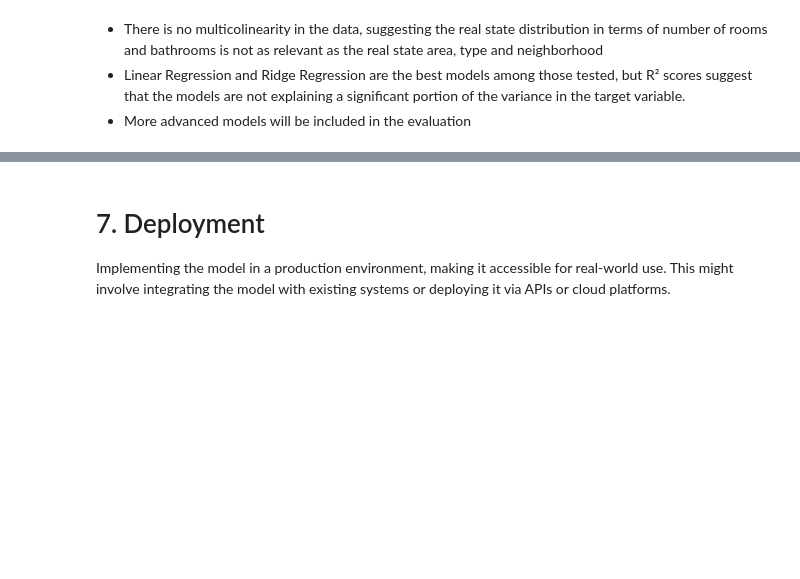
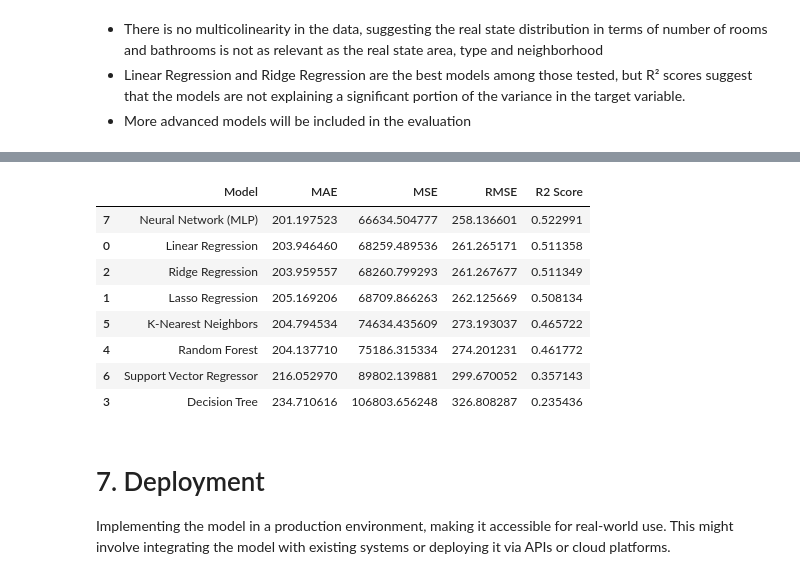
Before and after one commit to otrocarlosmartinez/IMPELIA_PEA_AIDS_PROJECT2, a Jupyter notebook: CarlosM/PROJECT2_PYTHON_cm1.ipynb, the cells around one changed output, grey strips where cells are left out. Cells and saved outputs as stored; diff of their text form; code cells hidden in the pictures; blank space fills up the shorter version.

Commit message:
Model Evaluation

```diff
--- a/CarlosM/PROJECT2_PYTHON_cm1.ipynb
+++ b/CarlosM/PROJECT2_PYTHON_cm1.ipynb
@@ -2093,17 +2097,12 @@ dtype: float64
 - More advanced models will be included in the evaluation
 # %%
 # Define a dictionary of regression models
-regression_models = {
-    "Linear Regression": LinearRegression(),
-    "Lasso Regression": Lasso(),
-    "Ridge Regression": Ridge(),
-    "Decision Tree": DecisionTreeRegressor(max_depth=10, min_samples_split=5),
-    "Random Forest": RandomForestRegressor(max_depth=10, min_samples_split=5, n_estimators=200),
-    "K-Nearest Neighbors": KNeighborsRegressor(),
-    "Support Vector Regressor": SVR(),
+regression_models_2 = {
+    "Decision Tree tuned": DecisionTreeRegressor(max_depth=10, min_samples_split=5),
+    "Random Forest tuned": RandomForestRegressor(max_depth=10, min_samples_split=5, n_estimators=200),
     "Gradient Boosting": GradientBoostingRegressor(n_estimators=200, learning_rate=0.1, max_depth=5),
     "XGBoost": xgb.XGBRegressor(n_estimators=200, learning_rate=0.1, max_depth=5),
     "LightGBM": lgb.LGBMRegressor(n_estimators=200, learning_rate=0.1, max_depth=5),
-    "CatBoost": catb.CatBoostRegressor(iterations=200, learning_rate=0.1, depth=5, verbose=0),
+    #"CatBoost": catb.CatBoostRegressor(iterations=200, learning_rate=0.1, depth=5, verbose=0),
     "Neural Network (MLP)": MLPRegressor(hidden_layer_sizes=(100,), activation='relu', solver='adam', max_iter=500)
 }
@@ -2112,11 +2109,11 @@ NameError: name 'GradientBoostingRegressor' is not defined
 # %%
 # Initialize an empty DataFrame to store results
-results_df = pd.DataFrame(columns=["Model", "MAE", "MSE", "RMSE", "R2 Score"])
+results_df_2 = pd.DataFrame(columns=["Model", "MAE", "MSE", "RMSE", "R2 Score"])
 # %%
 %%time
 # Loop through each model, train it, evaluate it, and store results
-for model_name, model in regression_models.items():
+for model_name, model in regression_models_2.items():
     model.fit(X_train, y_train)
     metrics = evaluate_model(model, X_test, y_test)
     metrics["Model"] = model_name  # Add model name for reference
-    results_df = pd.concat([results_df, pd.DataFrame([metrics])], ignore_index=True)
+    results_df_2 = pd.concat([results_df, pd.DataFrame([metrics])], ignore_index=True)
@@ -2123,3 +2138,16 @@ for model_name, model in regression_models.items():
+# %%
+# Display the results DataFrame
+results_df_2.sort_values(by="R2 Score", ascending=False)
+# %% [output]
+|  | Model | MAE | MSE | RMSE | R2 Score |
+| 7 | Neural Network (MLP) | 201.197523 | 66634.504777 | 258.136601 | 0.522991 |
+| 0 | Linear Regression | 203.946460 | 68259.489536 | 261.265171 | 0.511358 |
+| 2 | Ridge Regression | 203.959557 | 68260.799293 | 261.267677 | 0.511349 |
+| 1 | Lasso Regression | 205.169206 | 68709.866263 | 262.125669 | 0.508134 |
+| 5 | K-Nearest Neighbors | 204.794534 | 74634.435609 | 273.193037 | 0.465722 |
+| 4 | Random Forest | 204.137710 | 75186.315334 | 274.201231 | 0.461772 |
+| 6 | Support Vector Regressor | 216.052970 | 89802.139881 | 299.670052 | 0.357143 |
+| 3 | Decision Tree | 234.710616 | 106803.656248 | 326.808287 | 0.235436 |
 # %% [markdown]
 # 7. Deployment
 Implementing the model in a production environment, making it accessible for real-world use. This might involve integrating the model with existing systems or deploying it via APIs or cloud platforms.
```
Also changed, not shown: parts of 21 cells of this notebook, 2 other files.
